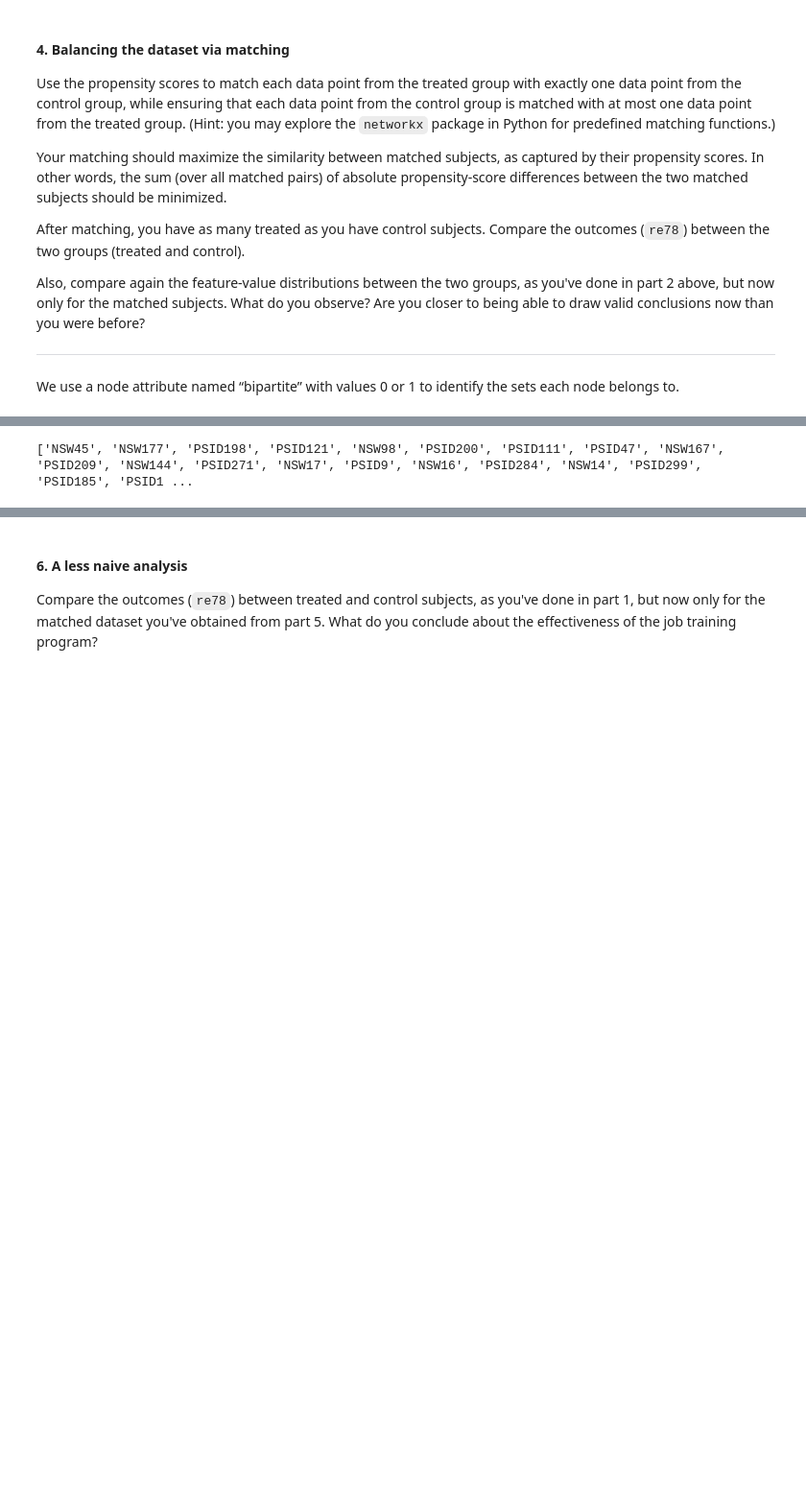
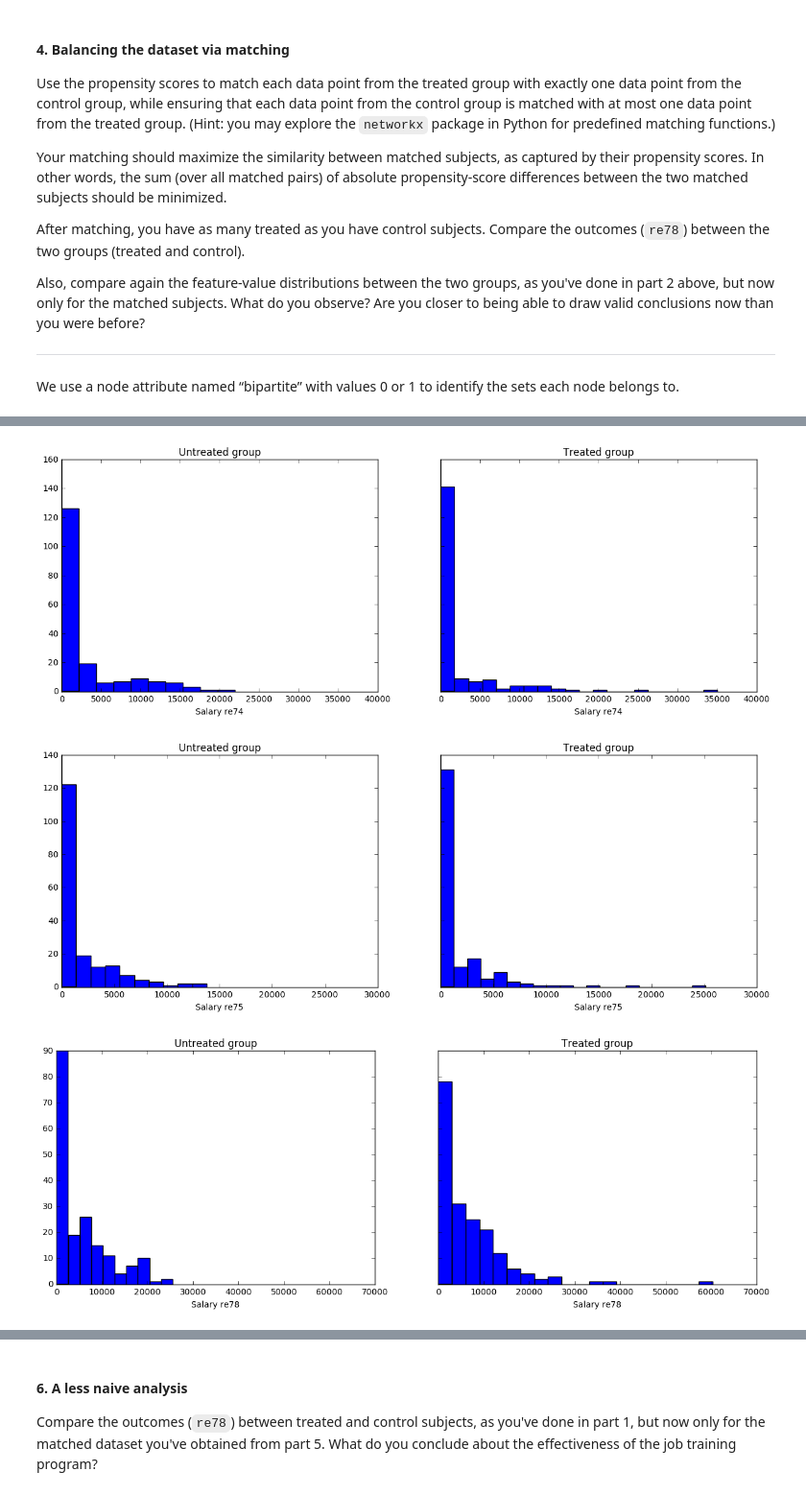
Before and after one commit to mj2905/ProjectMYP, a Jupyter notebook: HW4/Homework 4 MarcX.ipynb, the cells around one changed output, grey strips where cells are left out. Shown: that part at 96% size. Cells and saved outputs as stored; diff of their text form; code cells hidden in the pictures; blank space fills up the shorter version.

```diff
--- a/HW4/Homework 4 MarcX.ipynb
+++ b/HW4/Homework 4 MarcX.ipynb
@@ -196,7 +219,47 @@ sns.barplot(x='treat', y='re78', data=reduced_lalonde)
-# %%
-print(list(set(reduced_ids)))
-# %% [output]
-['NSW45', 'NSW177', 'PSID198', 'PSID121', 'NSW98', 'PSID200', 'PSID111', 'PSID47', 'NSW167', 'PSID209', 'NSW144', 'PSID271', 'NSW17', 'PSID9', 'NSW16', 'PSID284', 'NSW14', 'PSID299', 'PSID185', 'PSID1 ...
+# %%
+def plot_salaries_distribution(data):
+    fig, ax = plt.subplots(1, 2, figsize=(15, 5), sharey=True, sharex=True)
+    #Untreated group
+    x = data[data.treat==0].re74
+    ax[0].set_title("Untreated group")
+    ax[0].set_xlabel("Salary re74")
+    ax[0].hist(x.values, bins=10)
+    #Treated group
+    x = data[data.treat==1].re74
+    ax[1].set_title("Treated group")
+    ax[1].set_xlabel("Salary re74")
+    ax[1].hist(x.values, bins=20)
+
+    fig, ax = plt.subplots(1, 2, figsize=(15, 5), sharey=True, sharex=True)
+    #Untreated group
+    x = data[data.treat==0].re75
+    ax[0].set_title("Untreated group")
+    ax[0].set_xlabel("Salary re75")
+    ax[0].hist(x.values, bins=10)
+    #Treated group
+    x = data[data.treat==1].re75
+    ax[1].set_title("Treated group")
+    ax[1].set_xlabel("Salary re75")
+    ax[1].hist(x.values, bins=20)
+
+    fig, ax = plt.subplots(1, 2, figsize=(15, 5), sharey=True, sharex=True)
+    #Untreated group
+    x = data[data.treat==0].re78
+    ax[0].set_title("Untreated group")
+    ax[0].set_xlabel("Salary re78")
+    ax[0].hist(x.values, bins=10)
+    #Treated group
+    x = data[data.treat==1].re78
+    ax[1].set_title("Treated group")
+    ax[1].set_xlabel("Salary re78")
+    ax[1].hist(x.values, bins=20)
+    pass
+
+plot_salaries_distribution(reduced_lalonde)
+# %% [output]
+[figure, added]
+[figure, added]
+[figure, added]
 # %% [markdown]
 #### 5. Balancing the groups further
 
```
Also changed, not shown: parts of 16 cells of this notebook.
